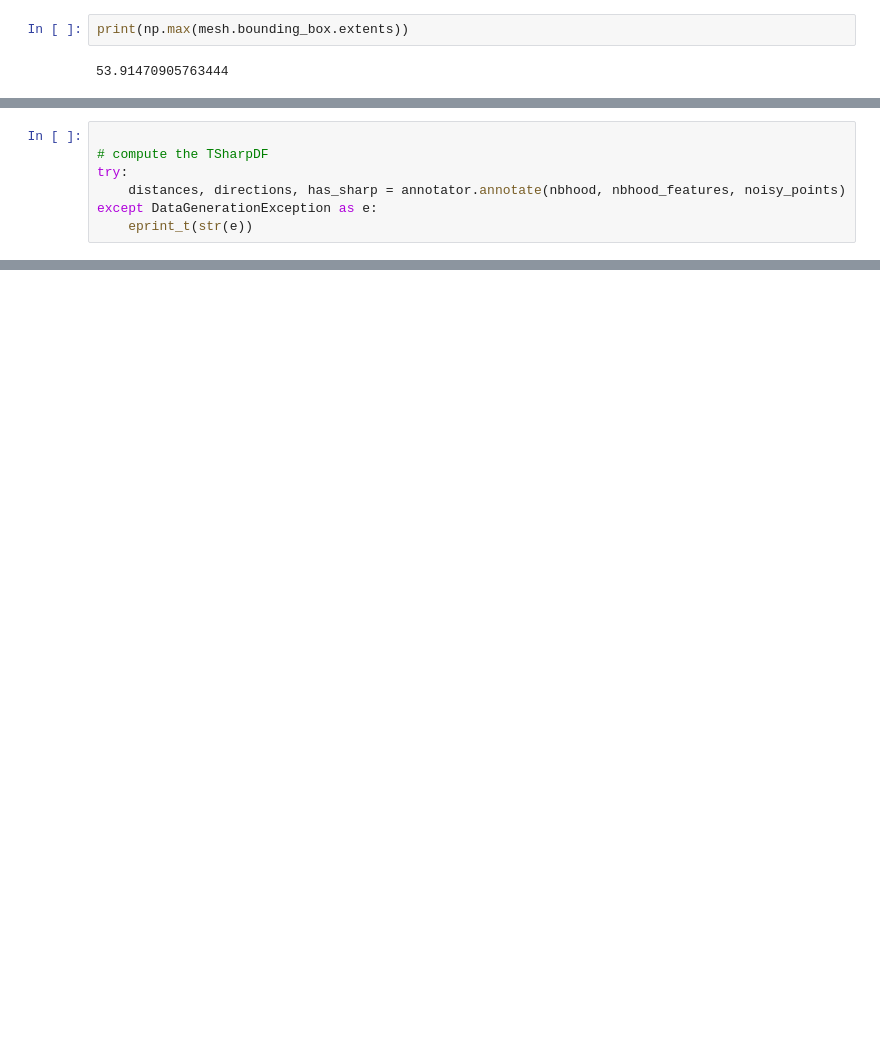
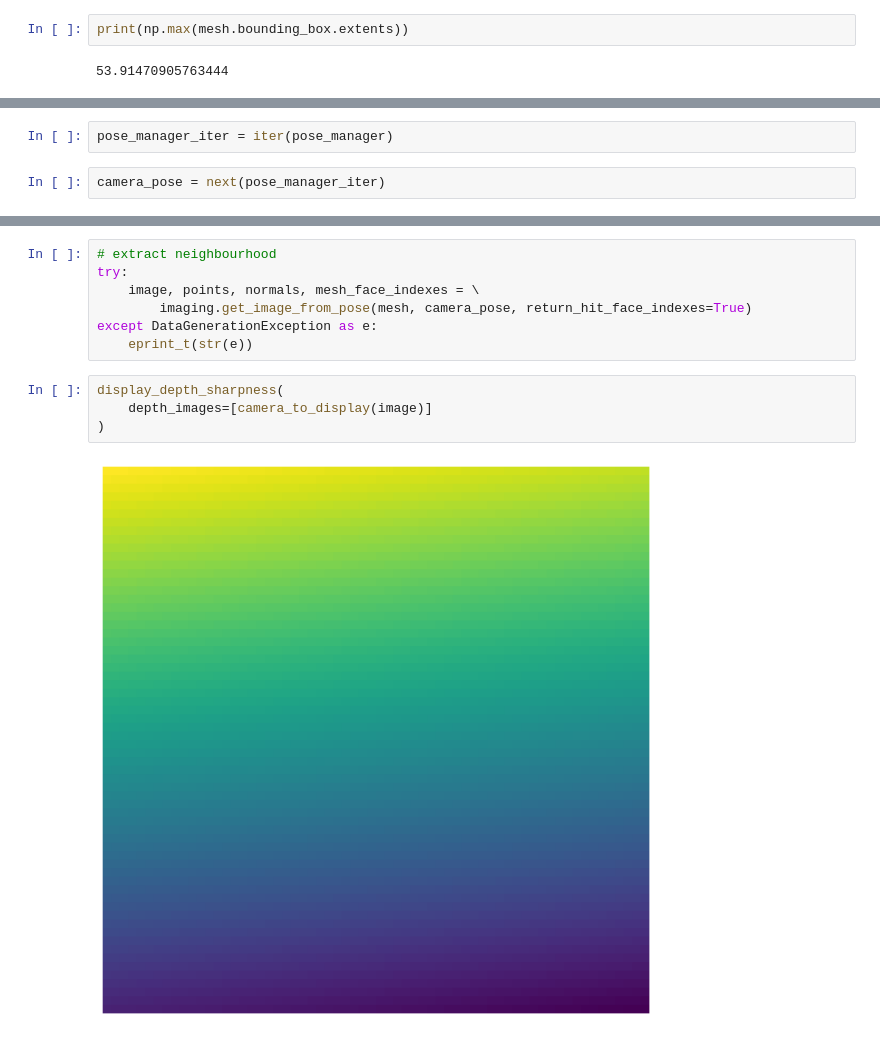
Before and after one commit to artonson/def, a Jupyter notebook: notebooks/annotation_images.ipynb, the cells around one changed output, grey strips where cells are left out. Cells and saved outputs as stored; diff of their text form; blank space fills up the shorter version.

```diff
--- a/notebooks/annotation_images.ipynb
+++ b/notebooks/annotation_images.ipynb
@@ -289,7 +211,0 @@ annotator.validate_annotation = 0
-# %%
-
-# compute the TSharpDF
-try:
-    distances, directions, has_sharp = annotator.annotate(nbhood, nbhood_features, noisy_points)
-except DataGenerationException as e:
-    eprint_t(str(e))
@@ -320,0 +215,4 @@ plt.imshow(distances)
+# %%
+pose_manager_iter = iter(pose_manager)
+# %%
+camera_pose = next(pose_manager_iter)
@@ -320,0 +242,13 @@ plt.imshow(distances)
+# %%
+# extract neighbourhood
+try:
+    image, points, normals, mesh_face_indexes = \
+        imaging.get_image_from_pose(mesh, camera_pose, return_hit_face_indexes=True)
+except DataGenerationException as e:
+    eprint_t(str(e))
+# %%
+display_depth_sharpness(
+    depth_images=[camera_to_display(image)]
+)
+# %% [output]
+[figure, added]
```
Also changed, not shown: parts of 42 cells of this notebook.
